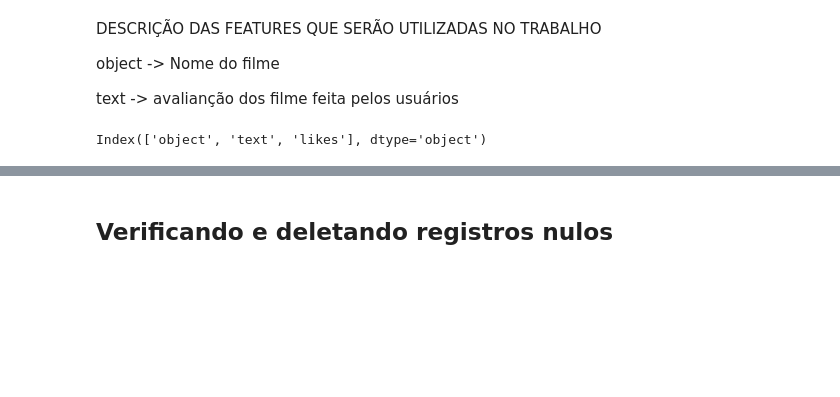
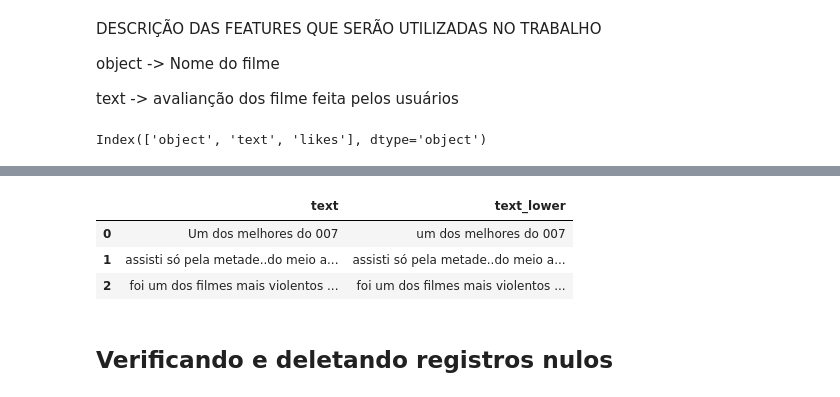
Before and after one commit to hericax/Pos, a Jupyter notebook: projeto_NLP/projeto4_NLP.IPYNB, the cells around one changed output, grey strips where cells are left out. Saved outputs shown, nothing was run; the diff lists cells and outputs as text; code cells hidden in the pictures; blank space fills up the shorter version.

```diff
--- a/projeto_NLP/projeto4_NLP.IPYNB
+++ b/projeto_NLP/projeto4_NLP.IPYNB
@@ -175,4 +182,13 @@ the-carrier-t199864                                                           1
 Name: object, Length: 4203, dtype: int64
+# %%
+# convertendo as palavras do campo texto para lowcase
+df_movies['text_lower'] = df_movies['text'].astype('str').str.lower()
+df_movies[['text','text_lower']].head(3)
+# %% [output]
+|  | text | text_lower |
+| 0 | Um dos melhores do 007 | um dos melhores do 007 |
+| 1 | assisti só pela metade..do meio a... | assisti só pela metade..do meio a... |
+| 2 | foi um dos filmes mais violentos ... | foi um dos filmes mais violentos ... |
 # %% [markdown]
 ## Verificando e deletando registros nulos
 # %%
```
Also changed, not shown: parts of 32 cells of this notebook.
